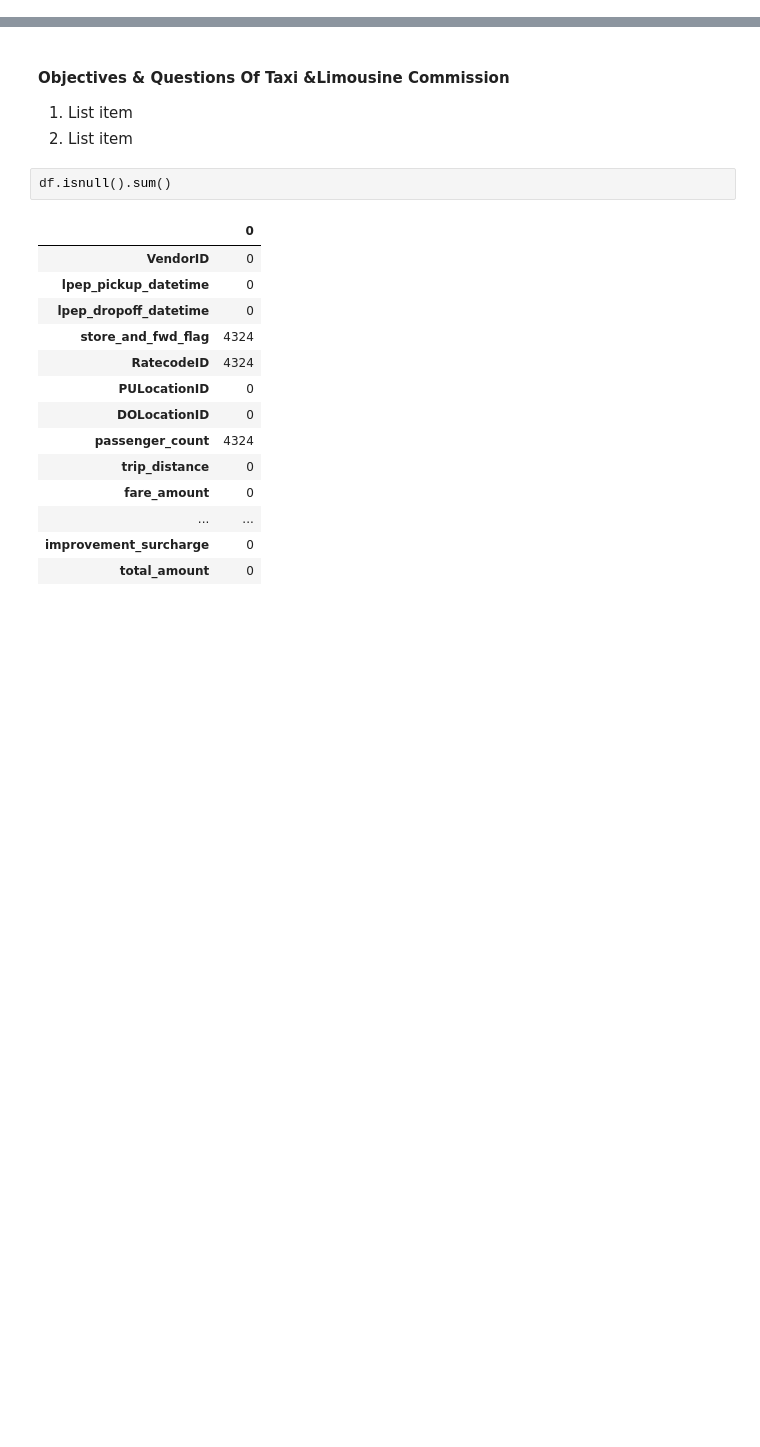
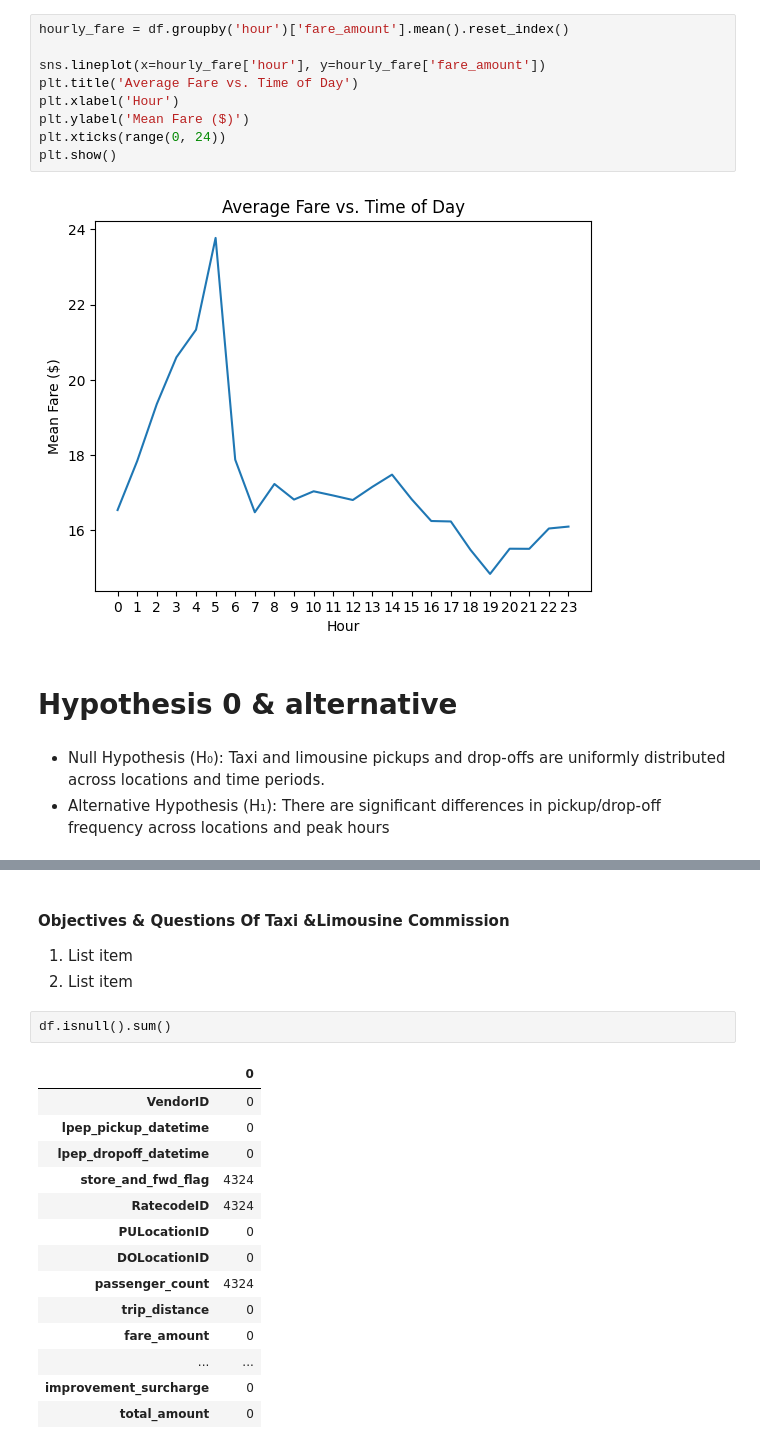
Before and after one commit to backspace3456/TLC_Newyork, a Jupyter notebook: TLC.ipynb, the cells around one changed output, grey strips where cells are left out. Saved outputs shown, nothing was run; the diff lists cells and outputs as text; blank space fills up the shorter version.

```diff
--- a/TLC.ipynb
+++ b/TLC.ipynb
@@ -33,0 +110,16 @@ df.describe
+# %%
+hourly_fare = df.groupby('hour')['fare_amount'].mean().reset_index()
+
+sns.lineplot(x=hourly_fare['hour'], y=hourly_fare['fare_amount'])
+plt.title('Average Fare vs. Time of Day')
+plt.xlabel('Hour')
+plt.ylabel('Mean Fare ($)')
+plt.xticks(range(0, 24))
+plt.show()
+# %% [output]
+[figure, added]
+# %% [markdown]
+<h1>Hypothesis 0 & alternative</h1>
+# %% [markdown]
+- Null Hypothesis (H₀): Taxi and limousine pickups and drop-offs are uniformly distributed across locations and time periods.
+- Alternative Hypothesis (H₁): There are significant differences in pickup/drop-off frequency across locations and peak hours
```
Also changed, not shown: parts of 11 cells of this notebook.
